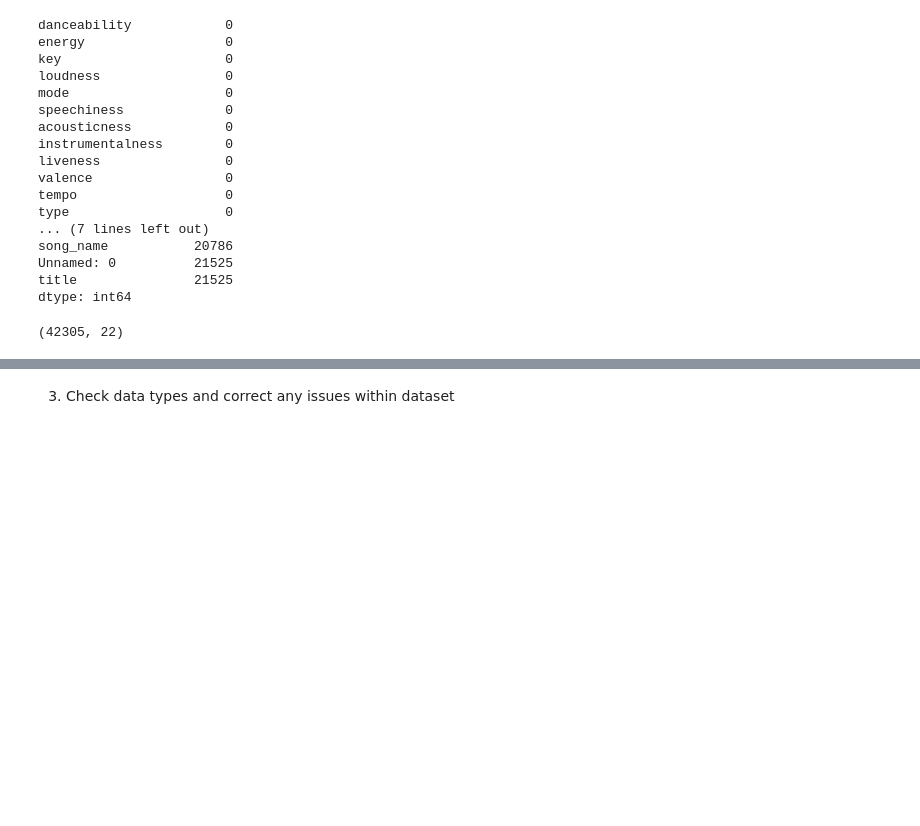
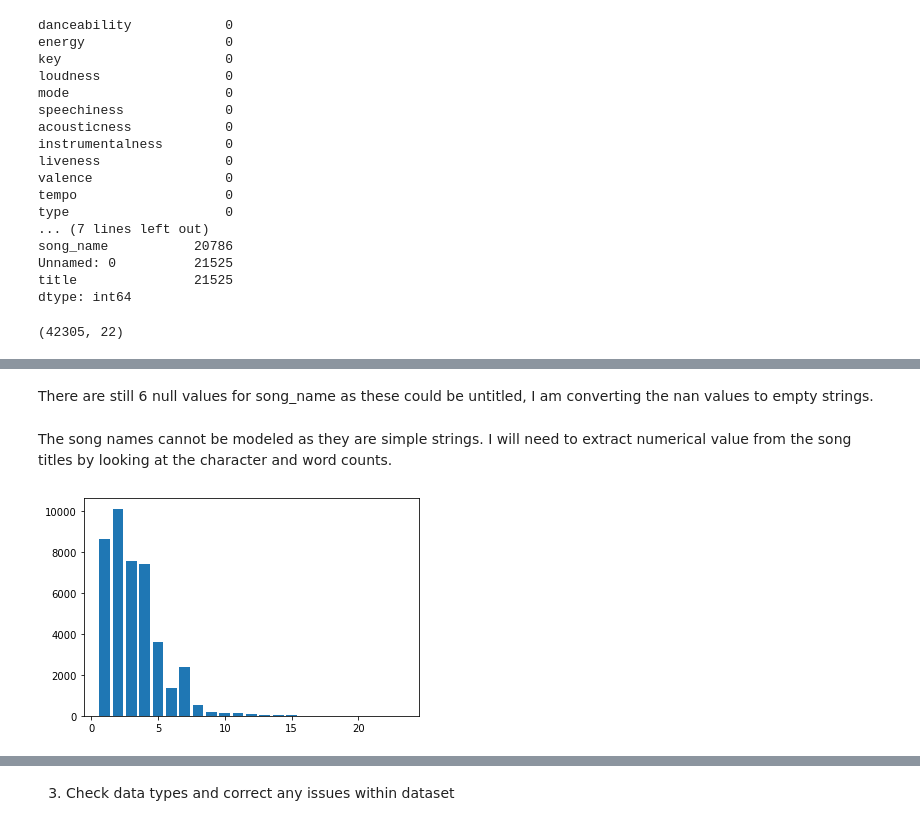
Before and after one commit to mbermont/Spotify_Project, a Jupyter notebook: Data_EDA.ipynb, the cells around one changed output, grey strips where cells are left out. Cells and saved outputs as stored; diff of their text form; code cells hidden in the pictures; blank space fills up the shorter version.

```diff
--- a/Data_EDA.ipynb
+++ b/Data_EDA.ipynb
@@ -52,2 +51,2 @@ from the dataframe.
 # %%
-df.drop(columns= ['Unnamed: 0', 'title', 'song_name'], inplace=True)
+df.drop(columns= ['Unnamed: 0'], inplace=True)
@@ -53,0 +93,2 @@ df.drop(columns= ['Unnamed: 0', 'title', 'song_name'], inplace=True)
+# %% [markdown]
+There are still 6 null values for song_name as these could be untitled, I am converting the nan values to empty strings.
@@ -53,0 +97,10 @@ df.drop(columns= ['Unnamed: 0', 'title', 'song_name'], inplace=True)
+# %% [markdown]
+The song names cannot be modeled as they are simple strings.  I will need to extract numerical value from the song
+titles by looking at the character and word counts.
+# %%
+df['song_name_char_count'] = [len(song) for song in df['song_name']]
+df['song_name_word_count'] = [len(song.split(' ')) for song in df['song_name']]
+
+plt.bar(height= df.song_name_word_count.value_counts(), x = df.song_name_word_count.value_counts().index);
+# %% [output]
+[figure, added]
```
Also changed, not shown: parts of 30 cells of this notebook, 6 other files.
